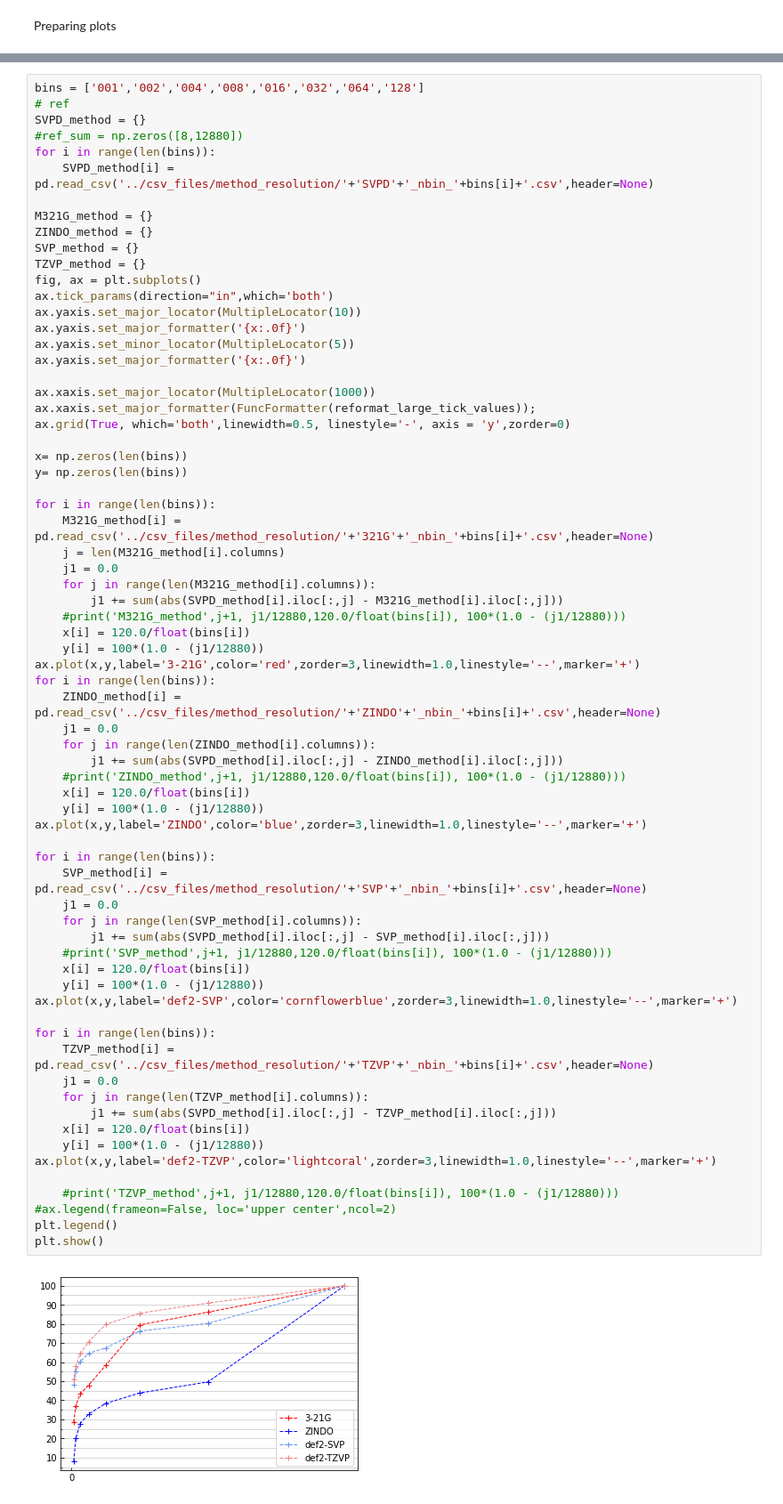
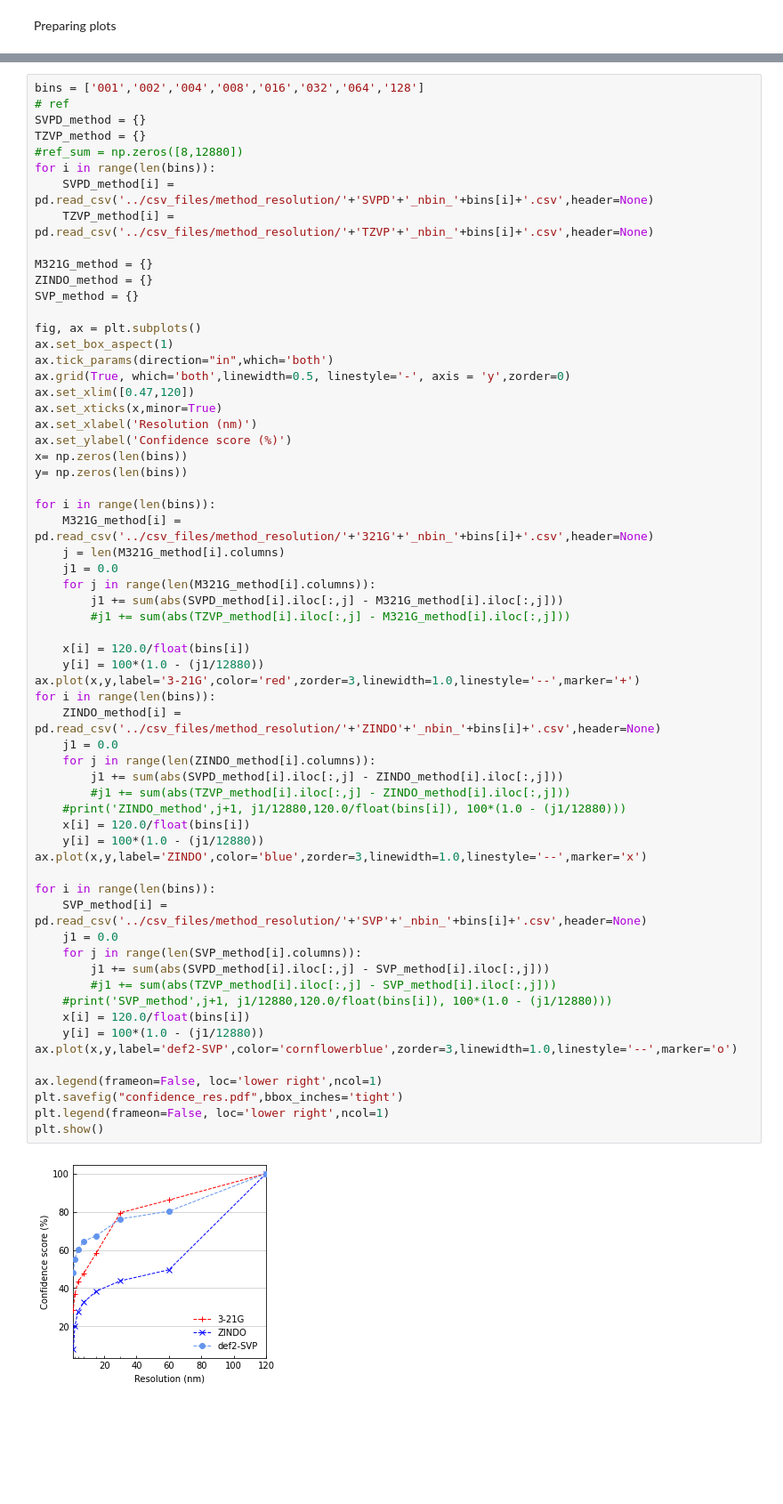
Before and after one commit to moldis-group/bigQM7w, a Jupyter notebook: notebooks/5methods_new.ipynb, the cells around one changed output, grey strips where cells are left out. Shown at 89% size. Saved outputs shown, nothing was run; the diff lists cells and outputs as text; blank space fills up the shorter version.

```diff
--- a/notebooks/5methods_new.ipynb
+++ b/notebooks/5methods_new.ipynb
@@ -113,70 +113,63 @@ plt.show()
 bins = ['001','002','004','008','016','032','064','128']
 # ref
 SVPD_method = {}
+TZVP_method = {}
 #ref_sum = np.zeros([8,12880])
 for i in range(len(bins)):
     SVPD_method[i] = pd.read_csv('../csv_files/method_resolution/'+'SVPD'+'_nbin_'+bins[i]+'.csv',header=None)
+    TZVP_method[i] = pd.read_csv('../csv_files/method_resolution/'+'TZVP'+'_nbin_'+bins[i]+'.csv',header=None)
 
 M321G_method = {}
 ZINDO_method = {}
 SVP_method = {}
-TZVP_method = {}
+
 fig, ax = plt.subplots()
+ax.set_box_aspect(1)
 ax.tick_params(direction="in",which='both')
-ax.yaxis.set_major_locator(MultipleLocator(10))
-ax.yaxis.set_major_formatter('{x:.0f}')
-ax.yaxis.set_minor_locator(MultipleLocator(5))
-ax.yaxis.set_major_formatter('{x:.0f}')
-
-ax.xaxis.set_major_locator(MultipleLocator(1000))
-ax.xaxis.set_major_formatter(FuncFormatter(reformat_large_tick_values));
 ax.grid(True, which='both',linewidth=0.5, linestyle='-', axis = 'y',zorder=0)
-
+ax.set_xlim([0.47,120])
+ax.set_xticks(x,minor=True)
+ax.set_xlabel('Resolution (nm)')
+ax.set_ylabel('Confidence score (%)')
 x= np.zeros(len(bins))
 y= np.zeros(len(bins))
 
 for i in range(len(bins)):
     M321G_method[i] = pd.read_csv('../csv_files/method_resolution/'+'321G'+'_nbin_'+bins[i]+'.csv',header=None)
     j = len(M321G_method[i].columns)
     j1 = 0.0
     for j in range(len(M321G_method[i].columns)):
         j1 += sum(abs(SVPD_method[i].iloc[:,j] - M321G_method[i].iloc[:,j]))
-    #print('M321G_method',j+1, j1/12880,120.0/float(bins[i]), 100*(1.0 - (j1/12880)))
+        #j1 += sum(abs(TZVP_method[i].iloc[:,j] - M321G_method[i].iloc[:,j]))
+
     x[i] = 120.0/float(bins[i])
     y[i] = 100*(1.0 - (j1/12880))
 ax.plot(x,y,label='3-21G',color='red',zorder=3,linewidth=1.0,linestyle='--',marker='+')
 for i in range(len(bins)):
     ZINDO_method[i] = pd.read_csv('../csv_files/method_resolution/'+'ZINDO'+'_nbin_'+bins[i]+'.csv',header=None)
     j1 = 0.0
     for j in range(len(ZINDO_method[i].columns)):
         j1 += sum(abs(SVPD_method[i].iloc[:,j] - ZINDO_method[i].iloc[:,j]))
+        #j1 += sum(abs(TZVP_method[i].iloc[:,j] - ZINDO_method[i].iloc[:,j]))
     #print('ZINDO_method',j+1, j1/12880,120.0/float(bins[i]), 100*(1.0 - (j1/12880)))
     x[i] = 120.0/float(bins[i])
     y[i] = 100*(1.0 - (j1/12880))
-ax.plot(x,y,label='ZINDO',color='blue',zorder=3,linewidth=1.0,linestyle='--',marker='+')
+ax.plot(x,y,label='ZINDO',color='blue',zorder=3,linewidth=1.0,linestyle='--',marker='x')
 
 for i in range(len(bins)):
     SVP_method[i] = pd.read_csv('../csv_files/method_resolution/'+'SVP'+'_nbin_'+bins[i]+'.csv',header=None)
     j1 = 0.0
     for j in range(len(SVP_method[i].columns)):
         j1 += sum(abs(SVPD_method[i].iloc[:,j] - SVP_method[i].iloc[:,j]))
+        #j1 += sum(abs(TZVP_method[i].iloc[:,j] - SVP_method[i].iloc[:,j]))
     #print('SVP_method',j+1, j1/12880,120.0/float(bins[i]), 100*(1.0 - (j1/12880)))
     x[i] = 120.0/float(bins[i])
     y[i] = 100*(1.0 - (j1/12880))
-ax.plot(x,y,label='def2-SVP',color='cornflowerblue',zorder=3,linewidth=1.0,linestyle='--',marker='+')
+ax.plot(x,y,label='def2-SVP',color='cornflowerblue',zorder=3,linewidth=1.0,linestyle='--',marker='o')
 
-for i in range(len(bins)):
-    TZVP_method[i] = pd.read_csv('../csv_files/method_resolution/'+'TZVP'+'_nbin_'+bins[i]+'.csv',header=None)
-    j1 = 0.0
-    for j in range(len(TZVP_method[i].columns)):
-        j1 += sum(abs(SVPD_method[i].iloc[:,j] - TZVP_method[i].iloc[:,j]))
-    x[i] = 120.0/float(bins[i])
-    y[i] = 100*(1.0 - (j1/12880))
-ax.plot(x,y,label='def2-TZVP',color='lightcoral',zorder=3,linewidth=1.0,linestyle='--',marker='+')
-
-    #print('TZVP_method',j+1, j1/12880,120.0/float(bins[i]), 100*(1.0 - (j1/12880)))
-#ax.legend(frameon=False, loc='upper center',ncol=2)
-plt.legend()
+ax.legend(frameon=False, loc='lower right',ncol=1)
+plt.savefig("confidence_res.pdf",bbox_inches='tight')
+plt.legend(frameon=False, loc='lower right',ncol=1)
 plt.show()
 # %% [output]
-[figure, old version]
+[figure, new version]
```
Also changed, not shown: parts of 2 cells of this notebook, 2 other files.
